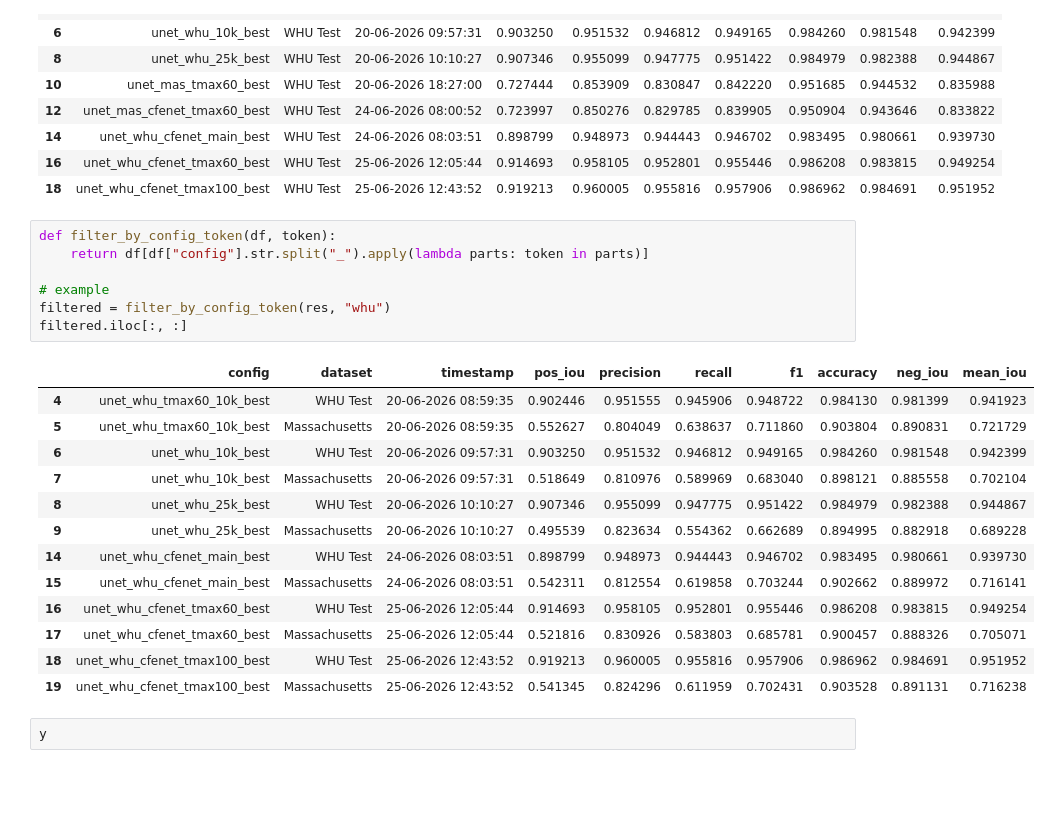
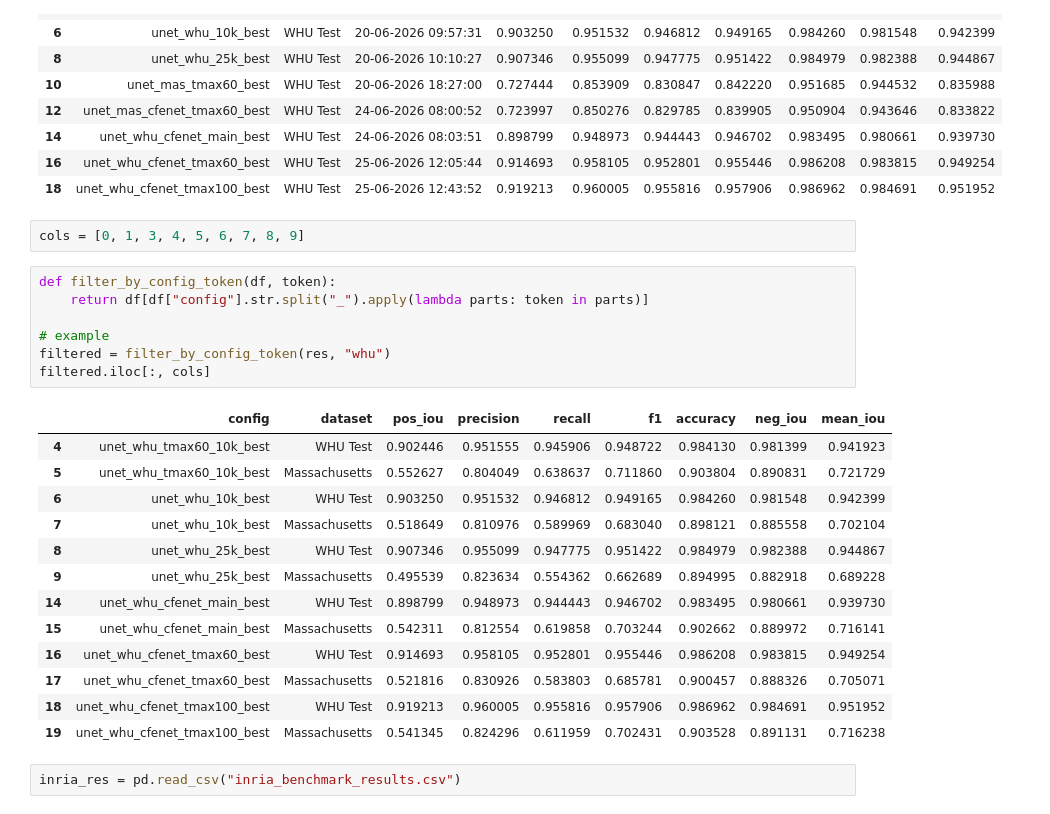
Before and after one commit to MrAI-Rohan/cross-fusion-aerialbs, a Jupyter notebook: results.ipynb, the cells around one changed output. Saved outputs shown, nothing was run; the diff lists cells and outputs as text; blank space fills up the shorter version.

```diff
--- a/results.ipynb
+++ b/results.ipynb
@@ -37,26 +37,28 @@ whu.iloc[:, :10]
 | 14 | unet_whu_cfenet_main_best | WHU Test | 24-06-2026 08:03:51 | 0.898799 | 0.948973 | 0.944443 | 0.946702 | 0.983495 | 0.980661 | 0.939730 |
 | 16 | unet_whu_cfenet_tmax60_best | WHU Test | 25-06-2026 12:05:44 | 0.914693 | 0.958105 | 0.952801 | 0.955446 | 0.986208 | 0.983815 | 0.949254 |
 | 18 | unet_whu_cfenet_tmax100_best | WHU Test | 25-06-2026 12:43:52 | 0.919213 | 0.960005 | 0.955816 | 0.957906 | 0.986962 | 0.984691 | 0.951952 |
+# %%
+cols = [0, 1, 3, 4, 5, 6, 7, 8, 9]
 # %%
 def filter_by_config_token(df, token):
     return df[df["config"].str.split("_").apply(lambda parts: token in parts)]
 
 # example
 filtered = filter_by_config_token(res, "whu")
-filtered.iloc[:, :]
+filtered.iloc[:, cols]
 # %% [output]
-|  | config | dataset | timestamp | pos_iou | precision | recall | f1 | accuracy | neg_iou | mean_iou |
-| 4 | unet_whu_tmax60_10k_best | WHU Test | 20-06-2026 08:59:35 | 0.902446 | 0.951555 | 0.945906 | 0.948722 | 0.984130 | 0.981399 | 0.941923 |
-| 5 | unet_whu_tmax60_10k_best | Massachusetts | 20-06-2026 08:59:35 | 0.552627 | 0.804049 | 0.638637 | 0.711860 | 0.903804 | 0.890831 | 0.721729 |
-| 6 | unet_whu_10k_best | WHU Test | 20-06-2026 09:57:31 | 0.903250 | 0.951532 | 0.946812 | 0.949165 | 0.984260 | 0.981548 | 0.942399 |
-| 7 | unet_whu_10k_best | Massachusetts | 20-06-2026 09:57:31 | 0.518649 | 0.810976 | 0.589969 | 0.683040 | 0.898121 | 0.885558 | 0.702104 |
-| 8 | unet_whu_25k_best | WHU Test | 20-06-2026 10:10:27 | 0.907346 | 0.955099 | 0.947775 | 0.951422 | 0.984979 | 0.982388 | 0.944867 |
-| 9 | unet_whu_25k_best | Massachusetts | 20-06-2026 10:10:27 | 0.495539 | 0.823634 | 0.554362 | 0.662689 | 0.894995 | 0.882918 | 0.689228 |
-| 14 | unet_whu_cfenet_main_best | WHU Test | 24-06-2026 08:03:51 | 0.898799 | 0.948973 | 0.944443 | 0.946702 | 0.983495 | 0.980661 | 0.939730 |
-| 15 | unet_whu_cfenet_main_best | Massachusetts | 24-06-2026 08:03:51 | 0.542311 | 0.812554 | 0.619858 | 0.703244 | 0.902662 | 0.889972 | 0.716141 |
-| 16 | unet_whu_cfenet_tmax60_best | WHU Test | 25-06-2026 12:05:44 | 0.914693 | 0.958105 | 0.952801 | 0.955446 | 0.986208 | 0.983815 | 0.949254 |
-| 17 | unet_whu_cfenet_tmax60_best | Massachusetts | 25-06-2026 12:05:44 | 0.521816 | 0.830926 | 0.583803 | 0.685781 | 0.900457 | 0.888326 | 0.705071 |
-| 18 | unet_whu_cfenet_tmax100_best | WHU Test | 25-06-2026 12:43:52 | 0.919213 | 0.960005 | 0.955816 | 0.957906 | 0.986962 | 0.984691 | 0.951952 |
-| 19 | unet_whu_cfenet_tmax100_best | Massachusetts | 25-06-2026 12:43:52 | 0.541345 | 0.824296 | 0.611959 | 0.702431 | 0.903528 | 0.891131 | 0.716238 |
+|  | config | dataset | pos_iou | precision | recall | f1 | accuracy | neg_iou | mean_iou |
+| 4 | unet_whu_tmax60_10k_best | WHU Test | 0.902446 | 0.951555 | 0.945906 | 0.948722 | 0.984130 | 0.981399 | 0.941923 |
+| 5 | unet_whu_tmax60_10k_best | Massachusetts | 0.552627 | 0.804049 | 0.638637 | 0.711860 | 0.903804 | 0.890831 | 0.721729 |
+| 6 | unet_whu_10k_best | WHU Test | 0.903250 | 0.951532 | 0.946812 | 0.949165 | 0.984260 | 0.981548 | 0.942399 |
+| 7 | unet_whu_10k_best | Massachusetts | 0.518649 | 0.810976 | 0.589969 | 0.683040 | 0.898121 | 0.885558 | 0.702104 |
+| 8 | unet_whu_25k_best | WHU Test | 0.907346 | 0.955099 | 0.947775 | 0.951422 | 0.984979 | 0.982388 | 0.944867 |
+| 9 | unet_whu_25k_best | Massachusetts | 0.495539 | 0.823634 | 0.554362 | 0.662689 | 0.894995 | 0.882918 | 0.689228 |
+| 14 | unet_whu_cfenet_main_best | WHU Test | 0.898799 | 0.948973 | 0.944443 | 0.946702 | 0.983495 | 0.980661 | 0.939730 |
+| 15 | unet_whu_cfenet_main_best | Massachusetts | 0.542311 | 0.812554 | 0.619858 | 0.703244 | 0.902662 | 0.889972 | 0.716141 |
+| 16 | unet_whu_cfenet_tmax60_best | WHU Test | 0.914693 | 0.958105 | 0.952801 | 0.955446 | 0.986208 | 0.983815 | 0.949254 |
+| 17 | unet_whu_cfenet_tmax60_best | Massachusetts | 0.521816 | 0.830926 | 0.583803 | 0.685781 | 0.900457 | 0.888326 | 0.705071 |
+| 18 | unet_whu_cfenet_tmax100_best | WHU Test | 0.919213 | 0.960005 | 0.955816 | 0.957906 | 0.986962 | 0.984691 | 0.951952 |
+| 19 | unet_whu_cfenet_tmax100_best | Massachusetts | 0.541345 | 0.824296 | 0.611959 | 0.702431 | 0.903528 | 0.891131 | 0.716238 |
 # %%
-y
+inria_res = pd.read_csv("inria_benchmark_results.csv")
```
Also changed, not shown: parts of 2 cells of this notebook, 2 other files.
